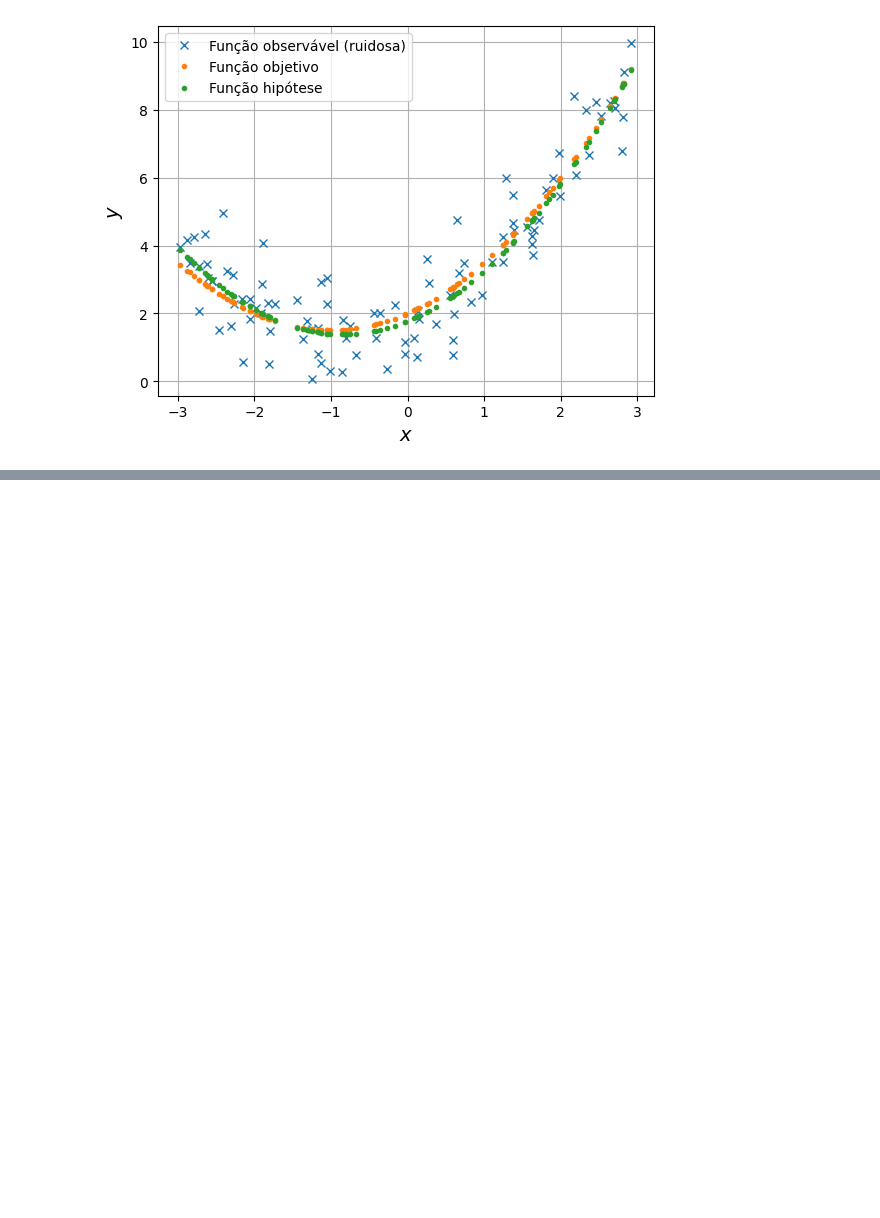
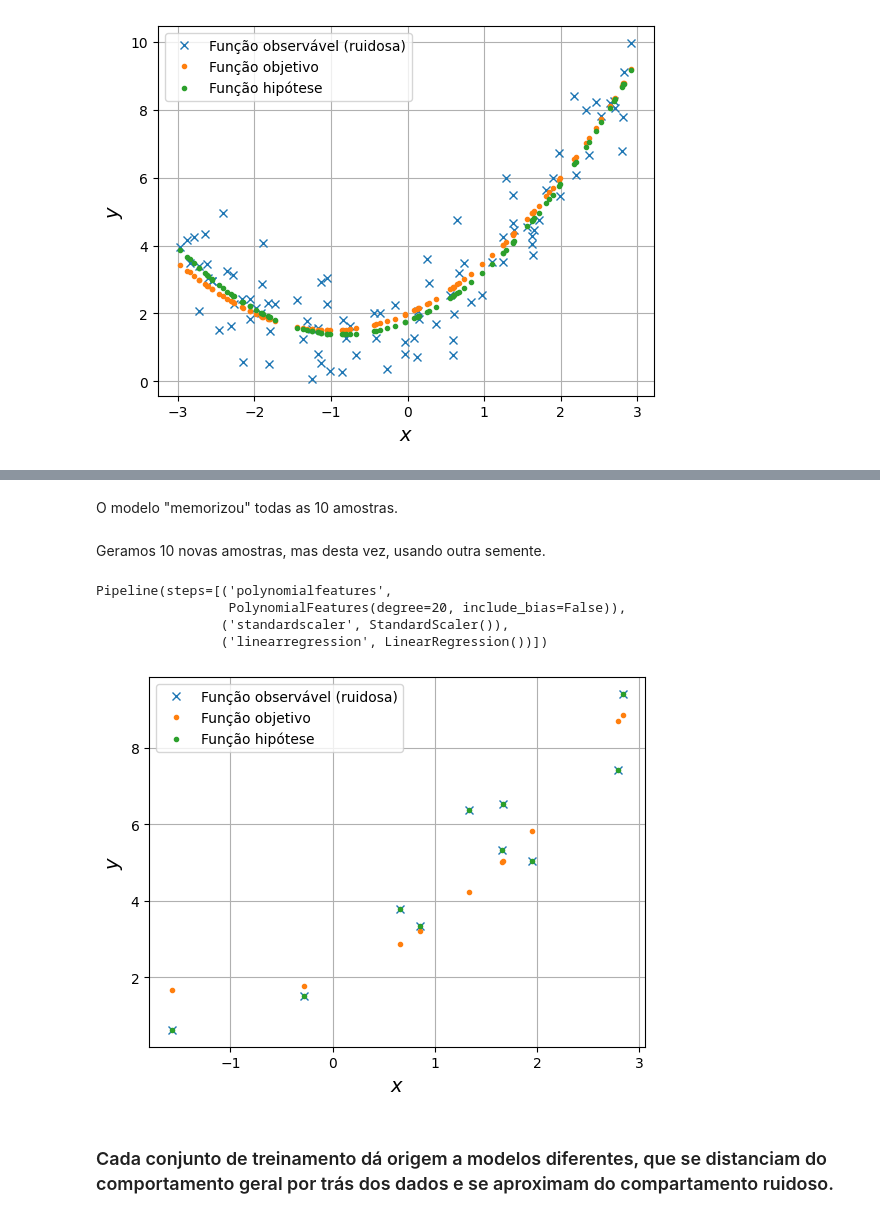
Before and after one commit to zz4fap/c24_inteligencia_artificial, a Jupyter notebook: notebooks/regressão.ipynb, the cells around one changed output, grey strips where cells are left out. Drawn from its saved outputs; the diff is of its cells as text; code cells hidden in the pictures; blank space fills up the shorter version.

```diff
--- a/notebooks/regressão.ipynb
+++ b/notebooks/regressão.ipynb
@@ -234,0 +287,52 @@ plt.show()
+# %% [markdown]
+O modelo "memorizou" todas as 10 amostras.
+# %% [markdown]
+Geramos 10 novas amostras, mas desta vez, usando outra semente.
+# %%
+# Reset the random sequence generator.
+np.random.seed(13)
+
+# Dataset size.
+N = 10
+
+# Generate the feature. Interval: -3 to 3.
+X = 6*np.random.rand(N,1) - 3
+
+# True model (second order function).
+y = 2 + X + 0.5*X**2
+
+# Noise.
+w = np.random.randn(N, 1)
+
+# Observable function. Noisy version of the true model.
+y_noisy = y + w
+# %%
+# Treinar esse melhor modelo com todo o conjunto de treinamento
+model2 = make_pipeline(
+    PolynomialFeatures(degree=20, include_bias=False),
+    StandardScaler(),
+    LinearRegression()
+)
+model2.fit(X, y_noisy.ravel())
+# %% [output]
+Pipeline(steps=[('polynomialfeatures',
+                 PolynomialFeatures(degree=20, include_bias=False)),
+                ('standardscaler', StandardScaler()),
+                ('linearregression', LinearRegression())])
+# %%
+# Predição com todo o conjunto original
+y_pred = model2.predict(X)
+
+plt.plot(X, y_noisy, 'x', label='Função observável (ruidosa)')
+plt.plot(X, y, '.', label='Função objetivo')
+plt.plot(X, y_pred, '.', label='Função hipótese')
+plt.xlabel('$x$', fontsize=14)
+plt.ylabel('$y$', fontsize=14)
+plt.legend()
+plt.grid()
+# Show the plot.
+plt.show()
+# %% [output]
+[figure, added]
+# %% [markdown]
+### Cada conjunto de treinamento dá origem a modelos diferentes, que se distanciam do comportamento geral por trás dos dados e se aproximam do compartamento ruidoso.
```
Also changed, not shown: parts of 5 cells of this notebook, 2 other files.
